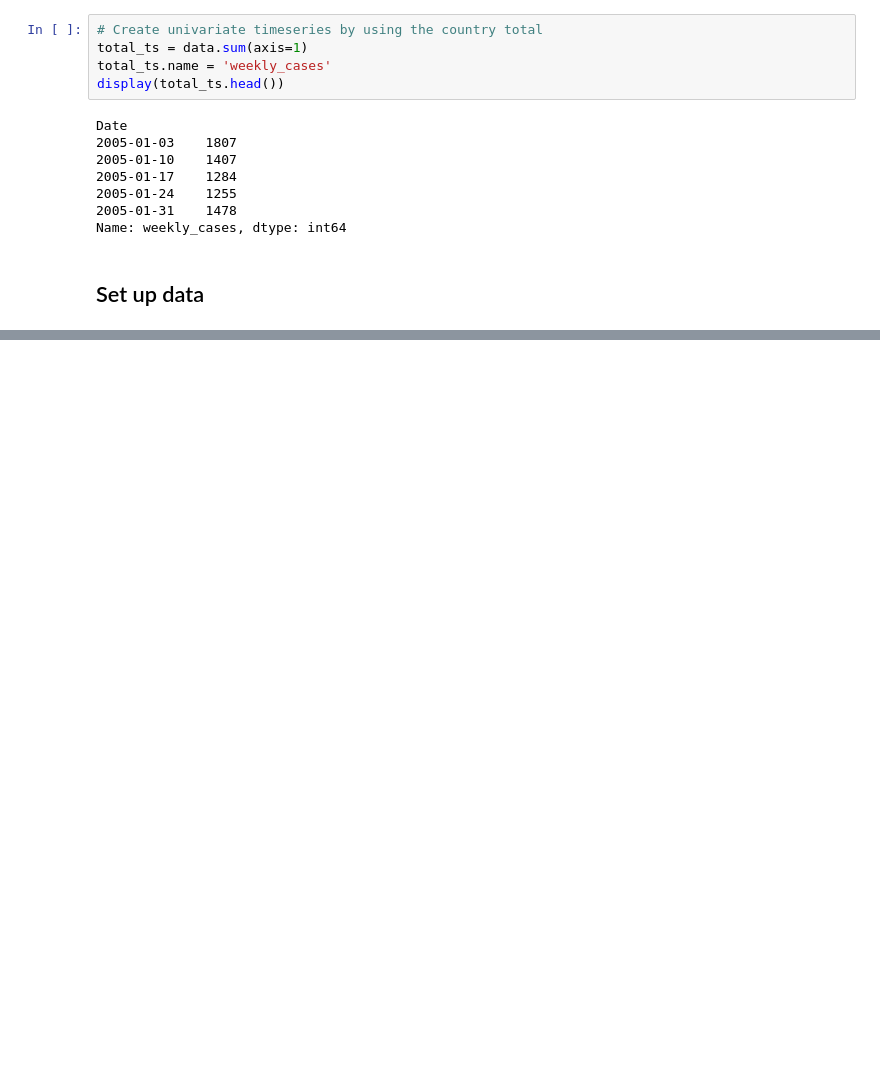
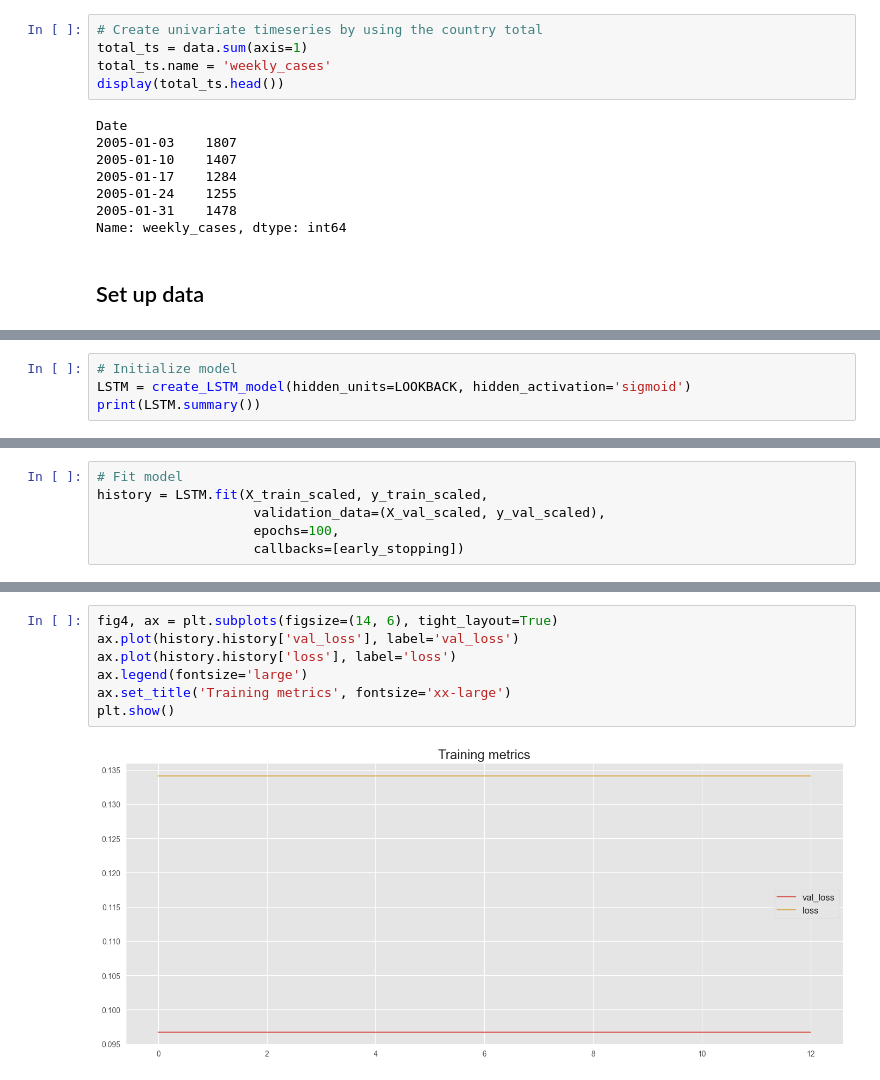
Before and after one commit to iltramont/TIME_SERIES, a Jupyter notebook: exam_project.ipynb, the cells around one changed output, grey strips where cells are left out. Cells and saved outputs as stored; diff of their text form; blank space fills up the shorter version.

```diff
--- a/exam_project.ipynb
+++ b/exam_project.ipynb
@@ -121,0 +307,4 @@ model.add(
+# %%
+# Initialize model
+LSTM = create_LSTM_model(hidden_units=LOOKBACK, hidden_activation='sigmoid')
+print(LSTM.summary())
@@ -121,0 +328,6 @@ model.add(
+# %%
+# Fit model
+history = LSTM.fit(X_train_scaled, y_train_scaled,
+                    validation_data=(X_val_scaled, y_val_scaled),
+                    epochs=100,
+                    callbacks=[early_stopping])
@@ -121,0 +352,9 @@ model.add(
+# %%
+fig4, ax = plt.subplots(figsize=(14, 6), tight_layout=True)
+ax.plot(history.history['val_loss'], label='val_loss')
+ax.plot(history.history['loss'], label='loss')
+ax.legend(fontsize='large')
+ax.set_title('Training metrics', fontsize='xx-large')
+plt.show()
+# %% [output]
+[figure, added]
```
Also changed, not shown: parts of 55 cells of this notebook.
